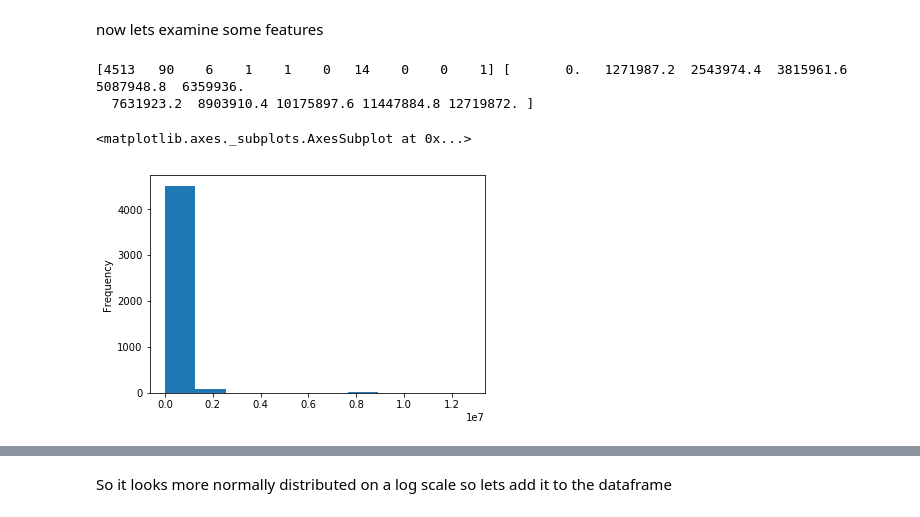
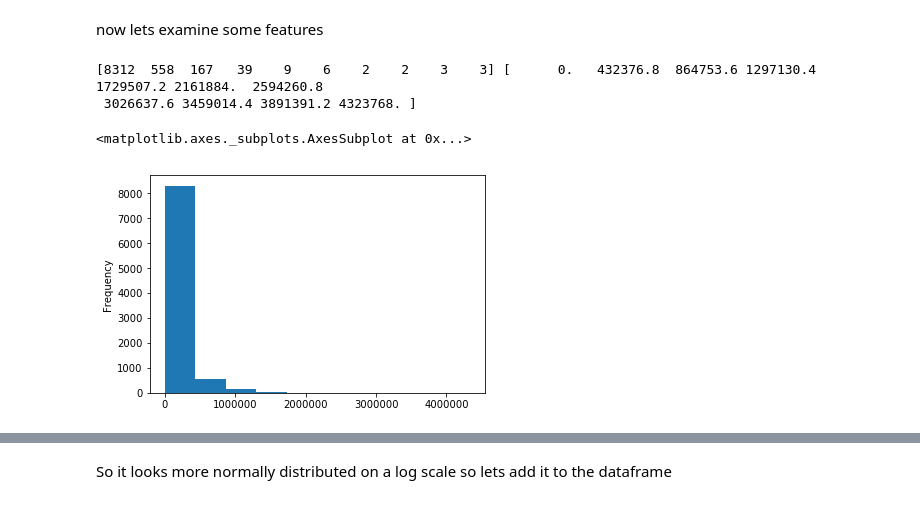
Before and after one commit to draget/w210_water, a Jupyter notebook: Hedonic Modeling.ipynb, the cells around one changed output, grey strips where cells are left out. Cells and saved outputs as stored; diff of their text form; code cells hidden in the pictures.

```diff
--- a/Hedonic Modeling.ipynb
+++ b/Hedonic Modeling.ipynb
@@ -432,0 +412,5 @@ soil_db
+# %%
+merged['ag_revenue'] = None
+
+for i, r in merged.iterrows():
+    merged.at[i, 'ag_revenue'] = r['Crop Unit Vale ($/acre'] * r['ll_gisacre']
@@ -432,0 +439,5 @@ soil_db
+# %%
+merged['building_size'] = merged['firstfloor'] + merged['secondfloor'] + merged['addsize'] + merged['gize']
+
+#exclude pools
+merged.drop(merged[merged['pool'] == True].index, inplace=True)
@@ -468,0 +471,30 @@ hedonic_db = hedonic_db.astype('float64')
+# %%
+hedonic_db = merged[['parcelnumb',
+                     'landval',
+                     'll_gisacre',
+                     'ag_revenue',
+                     'water_productivity',
+                     'min_avail_water',
+                     'min_water_rev',
+                     'Crop',
+                     'farmlndcl_bin',
+                     'county',
+                     'szip',
+                     'castorieindex',
+                     'building_size',
+                     'irrcapcl',
+                     'irrcapscl',
+                     'nirrcapcl',
+                     'nirrcalscl',
+                    'TotalWater']]
+
+hedonic_db['landval'] = hedonic_db['landval'].astype('float64')
+hedonic_db['ll_gisacre'] = hedonic_db['ll_gisacre'].astype('float64')
+hedonic_db['water_productivity'] = hedonic_db['water_productivity'].astype('float64')
+hedonic_db['min_avail_water'] = hedonic_db['min_avail_water'].astype('float64')
+hedonic_db['min_water_rev'] = hedonic_db['min_water_rev'].astype('float64')
+hedonic_db['farmlndcl_bin'] = hedonic_db['farmlndcl_bin'].astype('float64')
+hedonic_db['ag_revenue'] = hedonic_db['ag_revenue'].astype('float64')
+hedonic_db['castorieindex'] = hedonic_db['castorieindex'].astype('float64')
+hedonic_db['building_size'] = hedonic_db['building_size'].astype('float64')
+hedonic_db['TotalWater'] = hedonic_db['TotalWater'].astype('float64')
@@ -469,2 +519,3 @@ hedonic_db = hedonic_db.astype('float64')
 # %%
 hedonic_db.head()
+modeling_db = hedonic_db.dropna()
@@ -479,22 +546,22 @@ hedonic_db.head()
 now lets examine some features
 # %%
 #land value
-landval = hedonic_db['landval'].dropna()
+landval = modeling_db['landval'].dropna()
 
 hist,bin_edges = np.histogram(landval)
 print(hist, bin_edges)
 
 #minimum = min(landval)
 #print(minimum)
 #maximum = max(landval)
 #print(maximum)
 
-hedonic_db['landval'].dropna().plot.hist(range=[np.min(landval), np.max(landval)])
+modeling_db['landval'].dropna().plot.hist(range=[np.min(landval), np.max(landval)])
 # %% [output]
-[4513   90    6    1    1    0   14    0    0    1] [       0.   1271987.2  2543974.4  3815961.6  5087948.8  6359936.
-  7631923.2  8903910.4 10175897.6 11447884.8 12719872. ]
+[8312  558  167   39    9    6    2    2    3    3] [      0.   432376.8  864753.6 1297130.4 1729507.2 2161884.  2594260.8
+ 3026637.6 3459014.4 3891391.2 4323768. ]
 <matplotlib.axes._subplots.AxesSubplot at 0x...>
-[figure, old version]
+[figure, new version]
 # %%
 #log transform and replot
 ln_landval = np.log(landval)
```
Also changed, not shown: parts of 65 cells of this notebook.
